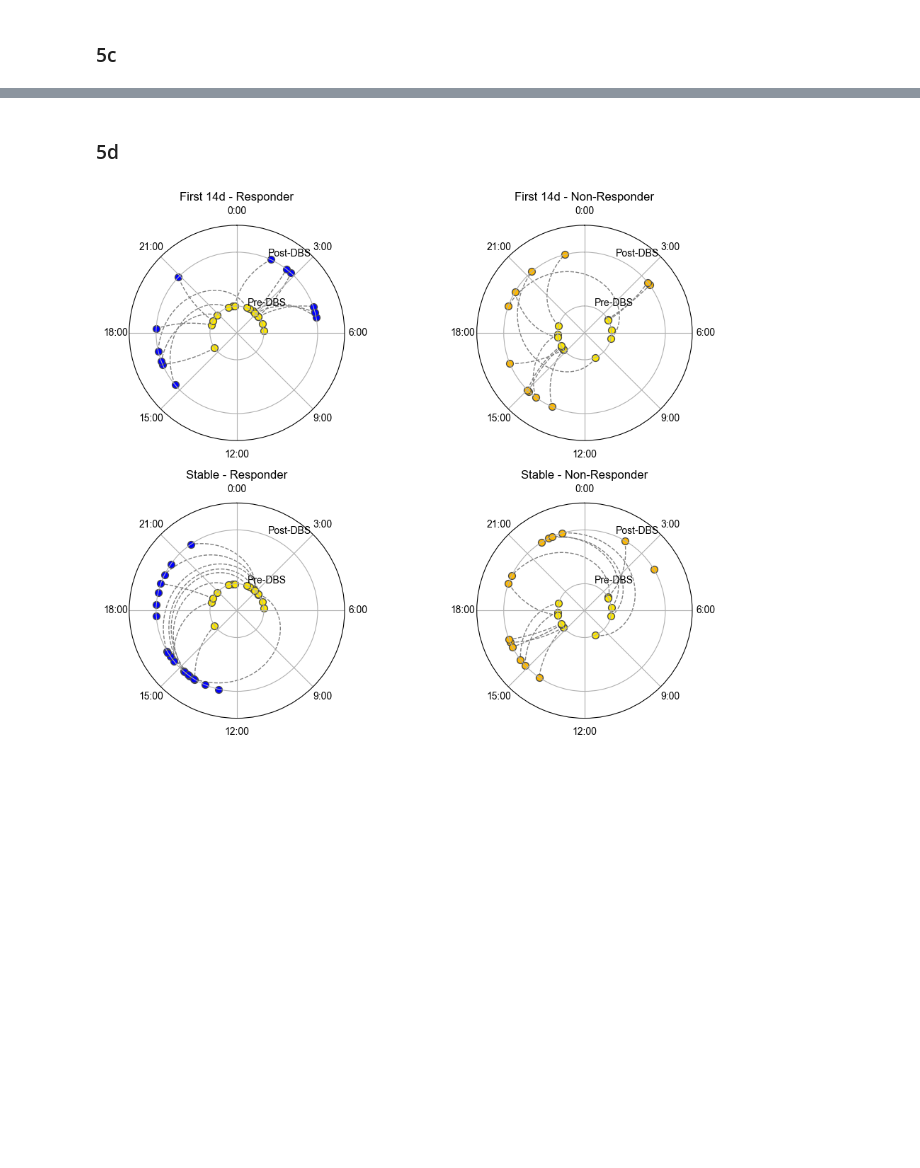
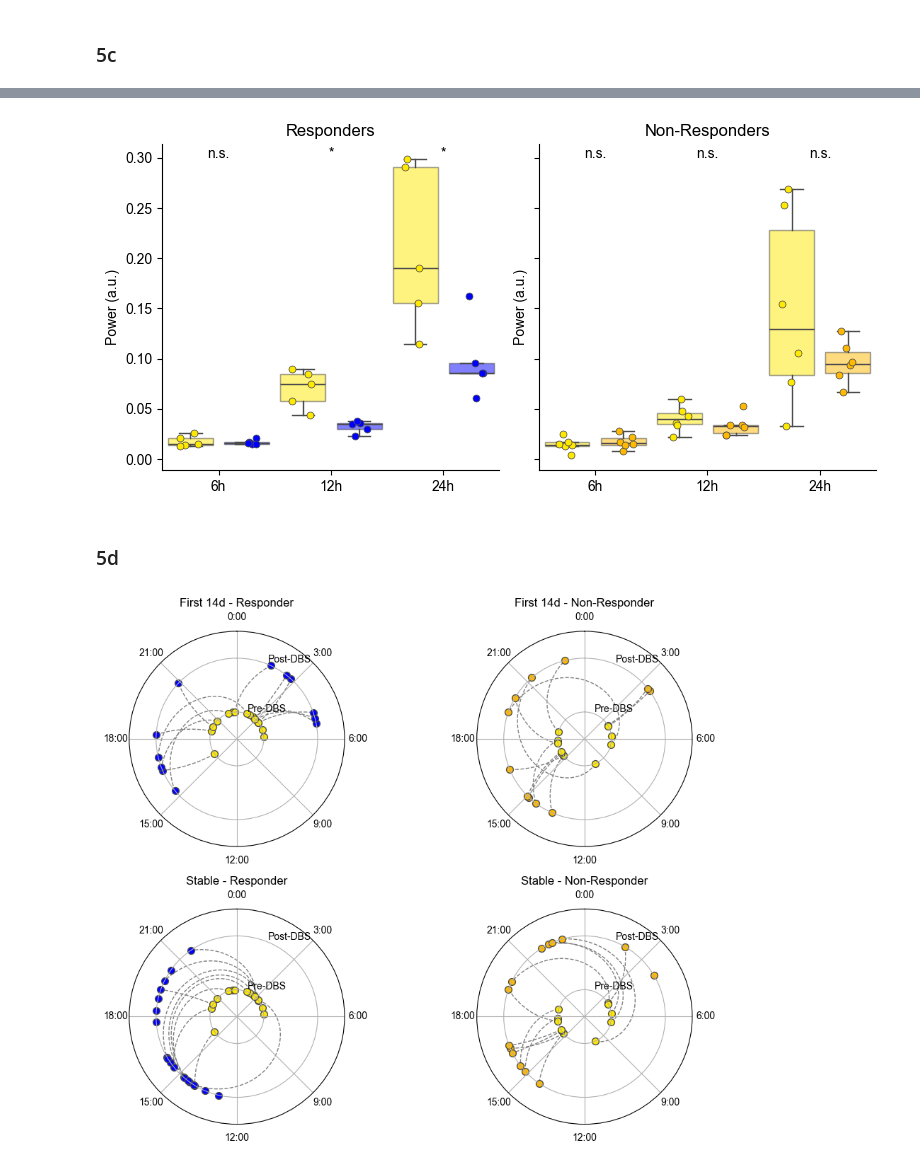
Before and after one commit to ProvenzaLab/PerceptPredictability, a Jupyter notebook: process_data.ipynb, the cells around one changed output, grey strips where cells are left out. Drawn from its saved outputs; the diff is of its cells as text; code cells hidden in the pictures; blank space fills up the shorter version.

```diff
--- a/process_data.ipynb
+++ b/process_data.ipynb
@@ -1388,4 +1441,67 @@ plt.show()
 # %% [markdown]
 ### 5c
 # %%
-#TODO
+def normed_powers(periods, pxx):
+    total = pxx.sum()
+    return {p: pxx[np.abs(periods - p).argmin()] / total for p in TARGET_H}
+
+records = []
+for pt_id, windows in spectra.items():
+    resp = df.loc[df.pt_id == pt_id, "response_status"].iloc[0]
+    if resp not in ("Responder", "Non-Responder"):
+        continue
+    phase_powers = {"Pre-DBS": {p: [] for p in TARGET_H},
+                    "Post-DBS": {p: [] for p in TARGET_H}}
+    if not any(state == "Pre-DBS" for state, _, _ in windows) or not any(state in ("Responder", "Non-Responder") for state, _, _ in windows):
+        print(f"Skipping {pt_id} because they do not have both Pre-DBS and Post-DBS data")
+        continue
+    else:
+        print(f"Processing {pt_id} ({resp}) with {len(windows)} windows")
+
+    for state, periods, pxx in windows:
+        phase = "Pre-DBS" if state == "Pre-DBS" else "Post-DBS"
+        for p, v in normed_powers(periods, pxx).items():
+            phase_powers[phase][p].append(v)
+    for phase in ("Pre-DBS", "Post-DBS"):
+        for p in TARGET_H:
+            vals = phase_powers[phase][p]
+            records.append({"pt_id": pt_id, "response": resp, "phase": phase,
+                            "period_h": p, "power": np.nanmean(vals) if vals else np.nan})
+power_df = pd.DataFrame(records)
+
+rng = np.random.default_rng(0)
+ec='#4c4c4c'
+def box_with_points(ax, x, vals, color, width=0.8):
+    if not vals:
+        return
+    ax.boxplot(vals, positions=[x], widths=width, showfliers=False, patch_artist=True,
+               boxprops=dict(facecolor=color, alpha=0.5, edgecolor=ec),
+               medianprops=dict(color=ec), whiskerprops=dict(color=ec),
+               capprops=dict(color=ec))
+    jitter = (rng.random(len(vals)) - 0.5) * width * 0.5
+    ax.scatter(x + jitter, vals, color=color, edgecolor=ec, lw=0.5, s=25, zorder=3)
+
+fig, axs = plt.subplots(ncols=2, figsize=(8, 4), sharey=True)
+for ax, resp in zip(axs, ["Responder", "Non-Responder"]):
+    sub = power_df[power_df.response == resp]
+    for i, p in enumerate(TARGET_H):
+        pre  = sub.query("phase == 'Pre-DBS'  and period_h == @p")["power"].dropna().tolist()
+        post = sub.query("phase == 'Post-DBS' and period_h == @p")["power"].dropna().tolist()
+        box_with_points(ax, i * 2,     pre,  COL_PAL["Pre-DBS"])
+        box_with_points(ax, i * 2 + 1, post, COL_PAL[resp])
+
+        paired = (sub.query("period_h == @p")
+                     .pivot(index="pt_id", columns="phase", values="power").dropna())
+        if len(paired) > 1:
+            _, pval = stats.ttest_rel(paired["Pre-DBS"], paired["Post-DBS"])
+            ax.text(i * 2 + 0.5, 0.95, get_asterisk_str(pval),
+                    ha="center", va="bottom", transform=ax.get_xaxis_transform())
+
+    ax.set(xticks=[i * 2 + 0.5 for i in range(len(TARGET_H))],
+           xticklabels=[f"{p}h" for p in TARGET_H],
+           ylabel="Power (a.u.)", title=f"{resp}s")
+    ax.spines[["top", "right"]].set_visible(False)
+
+fig.tight_layout()
+plt.show()
+# %% [output]
@@ -1392,3 +1525,4 @@ plt.show()
+[figure, added]
 # %% [markdown]
 ### 5d
 # %%
```
Also changed, not shown: parts of 4 cells of this notebook, 1 other file.
